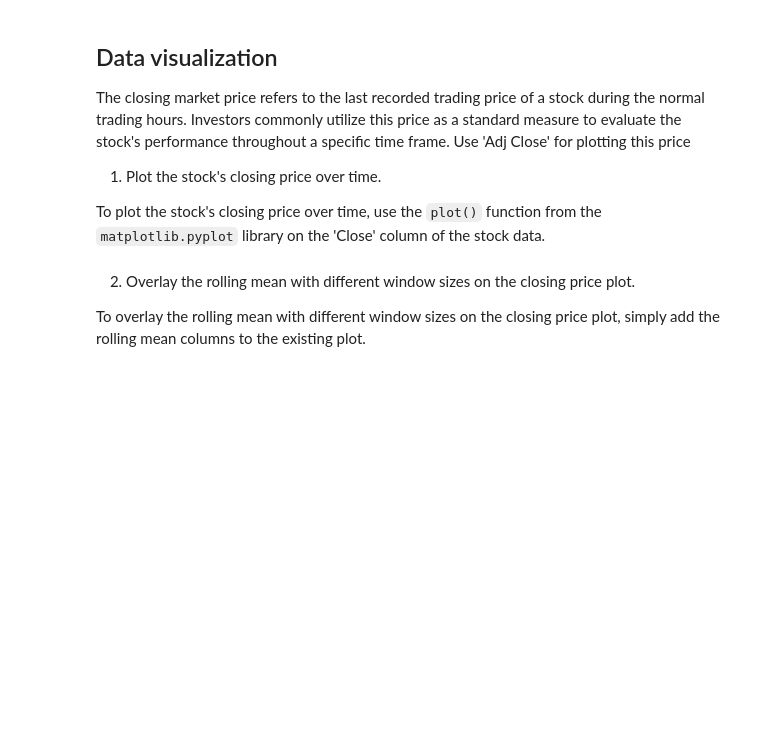
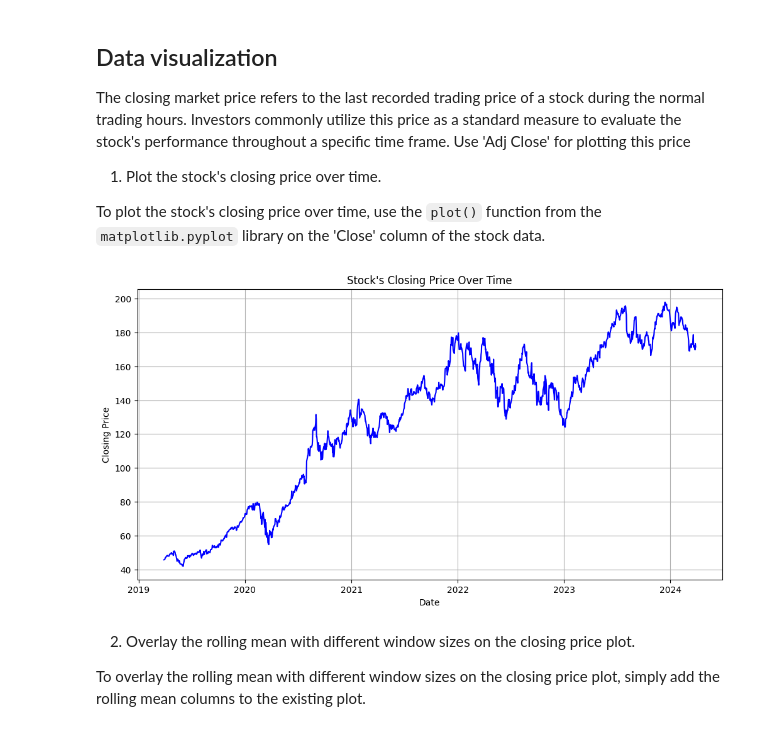
Before and after one commit to dgabel01/PSU_Labovi, a Jupyter notebook: lab2.2.ipynb, the cells around one changed output. Cells and saved outputs as stored; diff of their text form; code cells hidden in the pictures; blank space fills up the shorter version.

```diff
--- a/lab2.2.ipynb
+++ b/lab2.2.ipynb
@@ -124,8 +237,10 @@ The rolling mean, or moving average, is a technique used to smooth out time seri
 
 To calculate the rolling mean, use the `rolling()` function on the 'Close' column of the stock data with different window sizes and then apply the `mean()` function.
 # %%
-# Calculate rolling means with window sizes of 7, 14, and 30 days - note that rolling mean for 14 and 30 days is missing
-rolling_mean_7 = # your code here
+# Calculate rolling means with window sizes of 7, 14, and 30 days
+rolling_mean_7 = apple_stock_data['Close'].rolling(window=7).mean()
+rolling_mean_14 = apple_stock_data['Close'].rolling(window=14).mean()
+rolling_mean_30 = apple_stock_data['Close'].rolling(window=30).mean()
 
 # Add rolling means as new columns to the DataFrame
 apple_stock_data['Rolling Mean 7'] = rolling_mean_7
@@ -147,3 +276,20 @@ plt.figure(figsize=(12, 6))
+# %%
+import matplotlib.pyplot as plt
+
+plt.figure(figsize=(12, 6))
+
+# Plot the stock's closing price over time
+plt.plot(apple_stock_data.index, apple_stock_data['Adj Close'], color='blue')
+
+plt.title("Stock's Closing Price Over Time")
+plt.xlabel("Date")
+plt.ylabel("Closing Price")
+
+plt.grid(True)
+
+plt.show()
+# %% [output]
+[figure, added]
 # %% [markdown]
 2.  Overlay the rolling mean with different window sizes on the closing price plot.
 
```
Also changed, not shown: parts of 21 cells of this notebook.
